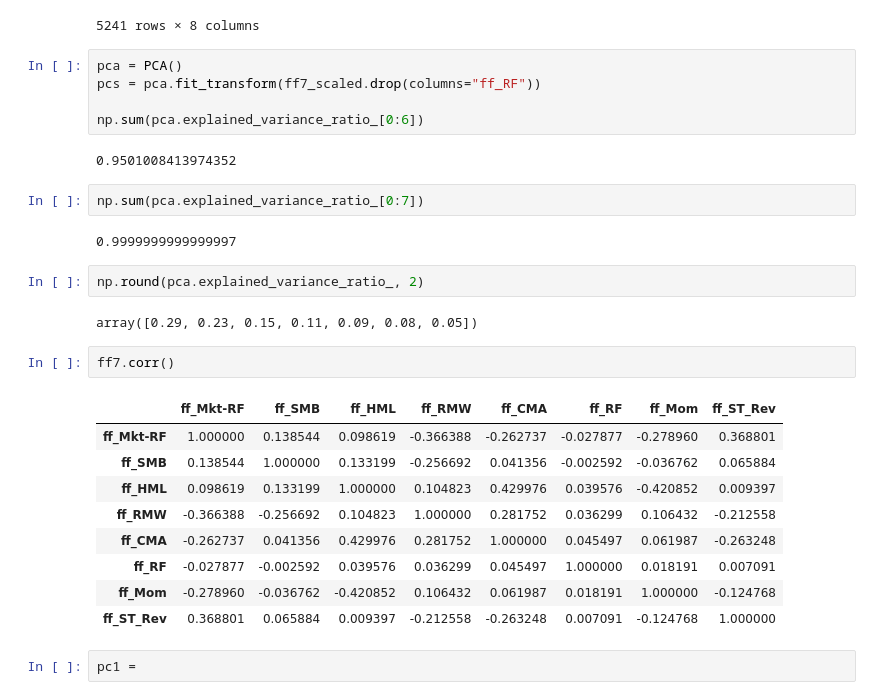
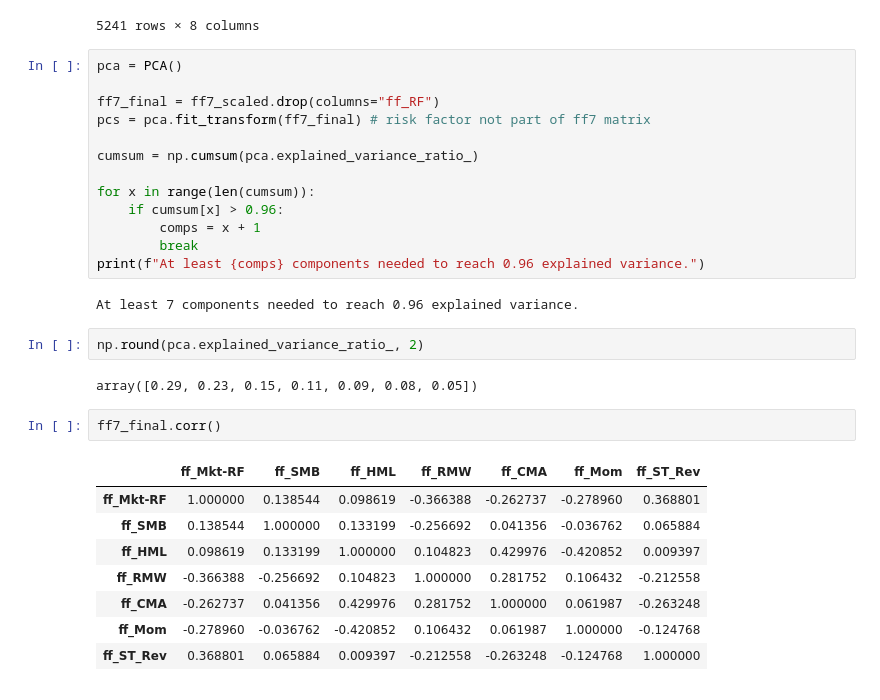
Before and after one commit to bobboman1000/cram_excercise, a Jupyter notebook: Nr_5_LinearFactorModels_InformationContent/Task_FF7_vs_PCr.ipynb, the cells around one changed output. Drawn from its saved outputs; the diff is of its cells as text.

```diff
--- a/Nr_5_LinearFactorModels_InformationContent/Task_FF7_vs_PCr.ipynb
+++ b/Nr_5_LinearFactorModels_InformationContent/Task_FF7_vs_PCr.ipynb
@@ -266,32 +266,33 @@ ff7_scaled
 | 2020-10-29 | 0.869831 | 0.209945 | 0.309500 | 0.403729 | 1.325456 | -0.872220 | -1.090809 | -0.115228 |
 | 2020-10-30 | -1.163669 | -0.405058 | 2.573431 | 0.442150 | -0.026096 | -0.872220 | -2.283215 | 0.144798 |
 5241 rows × 8 columns
-# %%
-pca = PCA()
-pcs = pca.fit_transform(ff7_scaled.drop(columns="ff_RF"))
-
-np.sum(pca.explained_variance_ratio_[0:6])
-# %% [output]
-0.9501008413974352
-# %%
-np.sum(pca.explained_variance_ratio_[0:7])
-# %% [output]
-0.9999999999999997
+# %%
+pca = PCA()
+
+ff7_final = ff7_scaled.drop(columns="ff_RF")
+pcs = pca.fit_transform(ff7_final) # risk factor not part of ff7 matrix
+
+cumsum = np.cumsum(pca.explained_variance_ratio_)
+
+for x in range(len(cumsum)):
+    if cumsum[x] > 0.96:
+        comps = x + 1
+        break
+print(f"At least {comps} components needed to reach 0.96 explained variance.")
+# %% [output]
+At least 7 components needed to reach 0.96 explained variance.
 # %%
 np.round(pca.explained_variance_ratio_, 2)
 # %% [output]
 array([0.29, 0.23, 0.15, 0.11, 0.09, 0.08, 0.05])
 # %%
-ff7.corr()
+ff7_final.corr()
 # %% [output]
-|  | ff_Mkt-RF | ff_SMB | ff_HML | ff_RMW | ff_CMA | ff_RF | ff_Mom | ff_ST_Rev |
-| ff_Mkt-RF | 1.000000 | 0.138544 | 0.098619 | -0.366388 | -0.262737 | -0.027877 | -0.278960 | 0.368801 |
-| ff_SMB | 0.138544 | 1.000000 | 0.133199 | -0.256692 | 0.041356 | -0.002592 | -0.036762 | 0.065884 |
-| ff_HML | 0.098619 | 0.133199 | 1.000000 | 0.104823 | 0.429976 | 0.039576 | -0.420852 | 0.009397 |
-| ff_RMW | -0.366388 | -0.256692 | 0.104823 | 1.000000 | 0.281752 | 0.036299 | 0.106432 | -0.212558 |
-| ff_CMA | -0.262737 | 0.041356 | 0.429976 | 0.281752 | 1.000000 | 0.045497 | 0.061987 | -0.263248 |
-| ff_RF | -0.027877 | -0.002592 | 0.039576 | 0.036299 | 0.045497 | 1.000000 | 0.018191 | 0.007091 |
-| ff_Mom | -0.278960 | -0.036762 | -0.420852 | 0.106432 | 0.061987 | 0.018191 | 1.000000 | -0.124768 |
-| ff_ST_Rev | 0.368801 | 0.065884 | 0.009397 | -0.212558 | -0.263248 | 0.007091 | -0.124768 | 1.000000 |
+|  | ff_Mkt-RF | ff_SMB | ff_HML | ff_RMW | ff_CMA | ff_Mom | ff_ST_Rev |
+| ff_Mkt-RF | 1.000000 | 0.138544 | 0.098619 | -0.366388 | -0.262737 | -0.278960 | 0.368801 |
+| ff_SMB | 0.138544 | 1.000000 | 0.133199 | -0.256692 | 0.041356 | -0.036762 | 0.065884 |
+| ff_HML | 0.098619 | 0.133199 | 1.000000 | 0.104823 | 0.429976 | -0.420852 | 0.009397 |
+| ff_RMW | -0.366388 | -0.256692 | 0.104823 | 1.000000 | 0.281752 | 0.106432 | -0.212558 |
+| ff_CMA | -0.262737 | 0.041356 | 0.429976 | 0.281752 | 1.000000 | 0.061987 | -0.263248 |
+| ff_Mom | -0.278960 | -0.036762 | -0.420852 | 0.106432 | 0.061987 | 1.000000 | -0.124768 |
+| ff_ST_Rev | 0.368801 | 0.065884 | 0.009397 | -0.212558 | -0.263248 | -0.124768 | 1.000000 |
-# %%
-pc1 =
```
Also changed, not shown: parts of 6 cells of this notebook, 2 other files.
